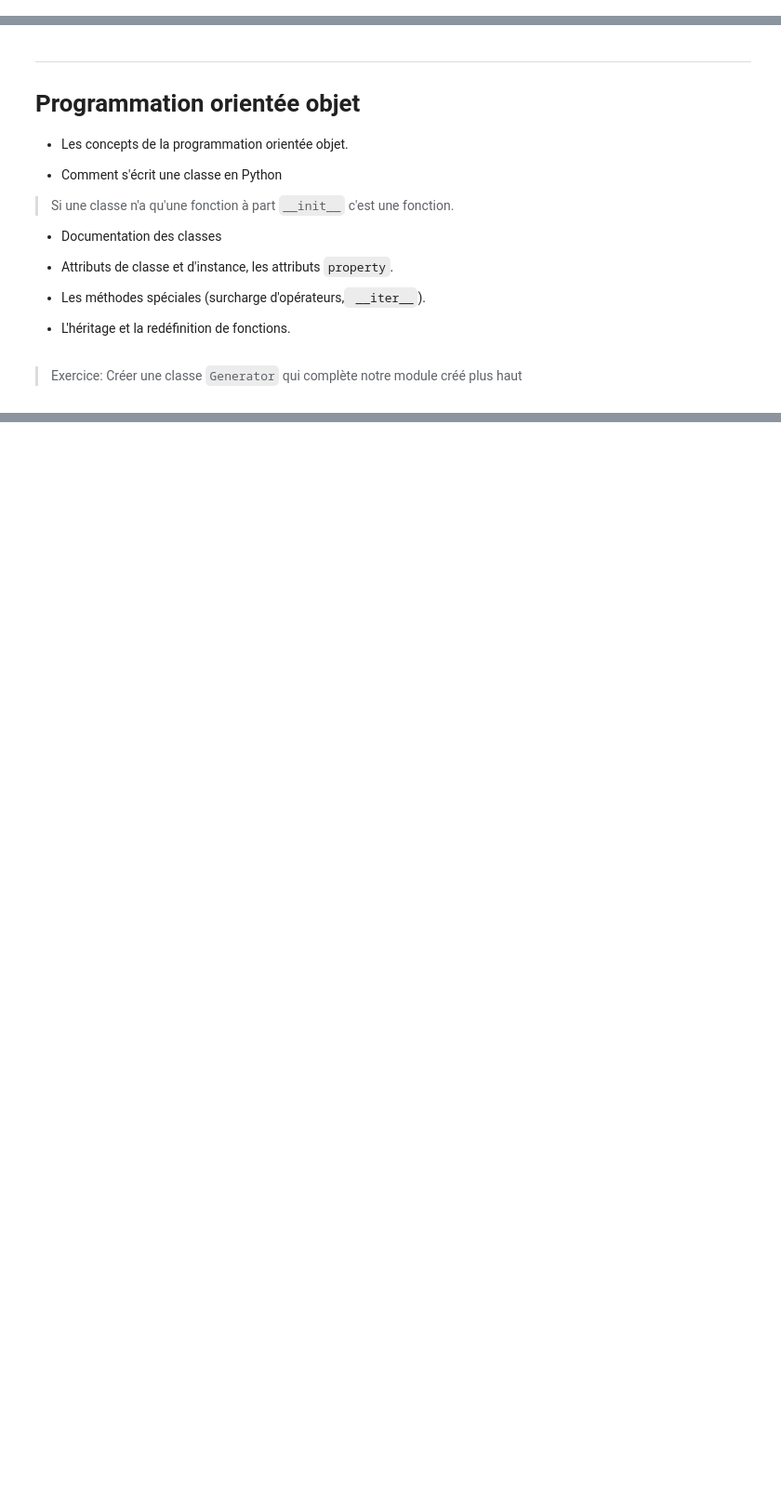
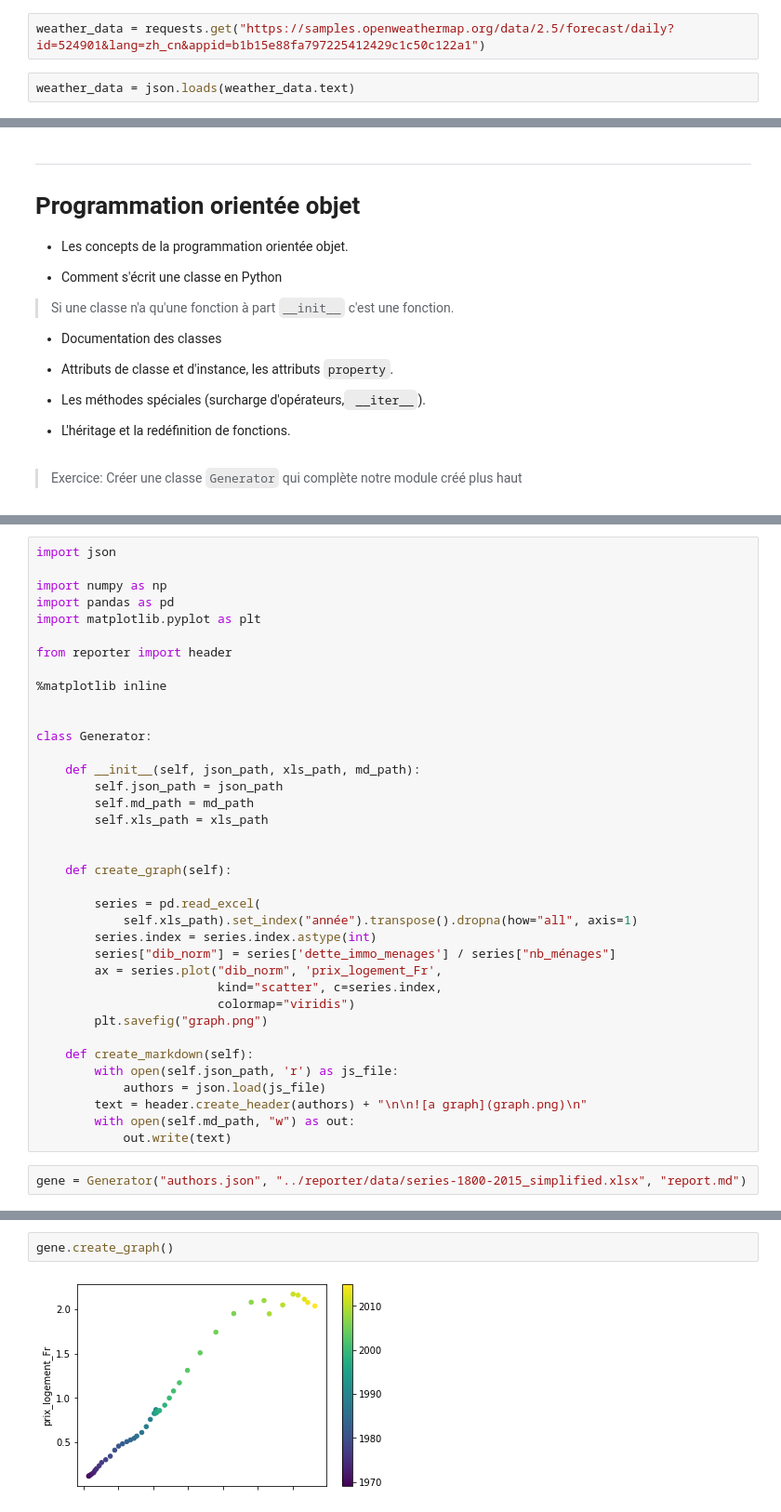
Before and after one commit to glyg/learn_python, a Jupyter notebook: Notes.ipynb, the cells around one changed output, grey strips where cells are left out. Shown at 93% size. Drawn from its saved outputs; the diff is of its cells as text; blank space fills up the shorter version.

```diff
--- a/Notes.ipynb
+++ b/Notes.ipynb
@@ -401,0 +1247,4 @@ pd.read_excel("../reporter/data/series-1800-2015_simplified.xlsx").set_index("an
+# %%
+weather_data = requests.get("https://samples.openweathermap.org/data/2.5/forecast/daily?id=524901&lang=zh_cn&appid=b1b15e88fa797225412429c1c50c122a1")
+# %%
+weather_data = json.loads(weather_data.text)
@@ -421,0 +1395,39 @@ pd.read_excel("../reporter/data/series-1800-2015_simplified.xlsx").set_index("an
+# %%
+import json
+
+import numpy as np
+import pandas as pd
+import matplotlib.pyplot as plt
+
+from reporter import header
+
+%matplotlib inline
+
+
+class Generator:
+
+    def __init__(self, json_path, xls_path, md_path):
+        self.json_path = json_path
+        self.md_path = md_path
+        self.xls_path = xls_path
+
+
+    def create_graph(self):
+
+        series = pd.read_excel(
+            self.xls_path).set_index("année").transpose().dropna(how="all", axis=1)
+        series.index = series.index.astype(int)
+        series["dib_norm"] = series['dette_immo_menages'] / series["nb_ménages"]
+        ax = series.plot("dib_norm", 'prix_logement_Fr',
+                         kind="scatter", c=series.index,
+                         colormap="viridis")
+        plt.savefig("graph.png")
+
+    def create_markdown(self):
+        with open(self.json_path, 'r') as js_file:
+            authors = json.load(js_file)
+        text = header.create_header(authors) + "\n\n![a graph](graph.png)\n"
+        with open(self.md_path, "w") as out:
+            out.write(text)
+# %%
+gene = Generator("authors.json", "../reporter/data/series-1800-2015_simplified.xlsx", "report.md")
@@ -421,0 +1446,4 @@ pd.read_excel("../reporter/data/series-1800-2015_simplified.xlsx").set_index("an
+# %%
+gene.create_graph()
+# %% [output]
+[figure, added]
```
Also changed, not shown: parts of 167 cells of this notebook, 7 other files.
